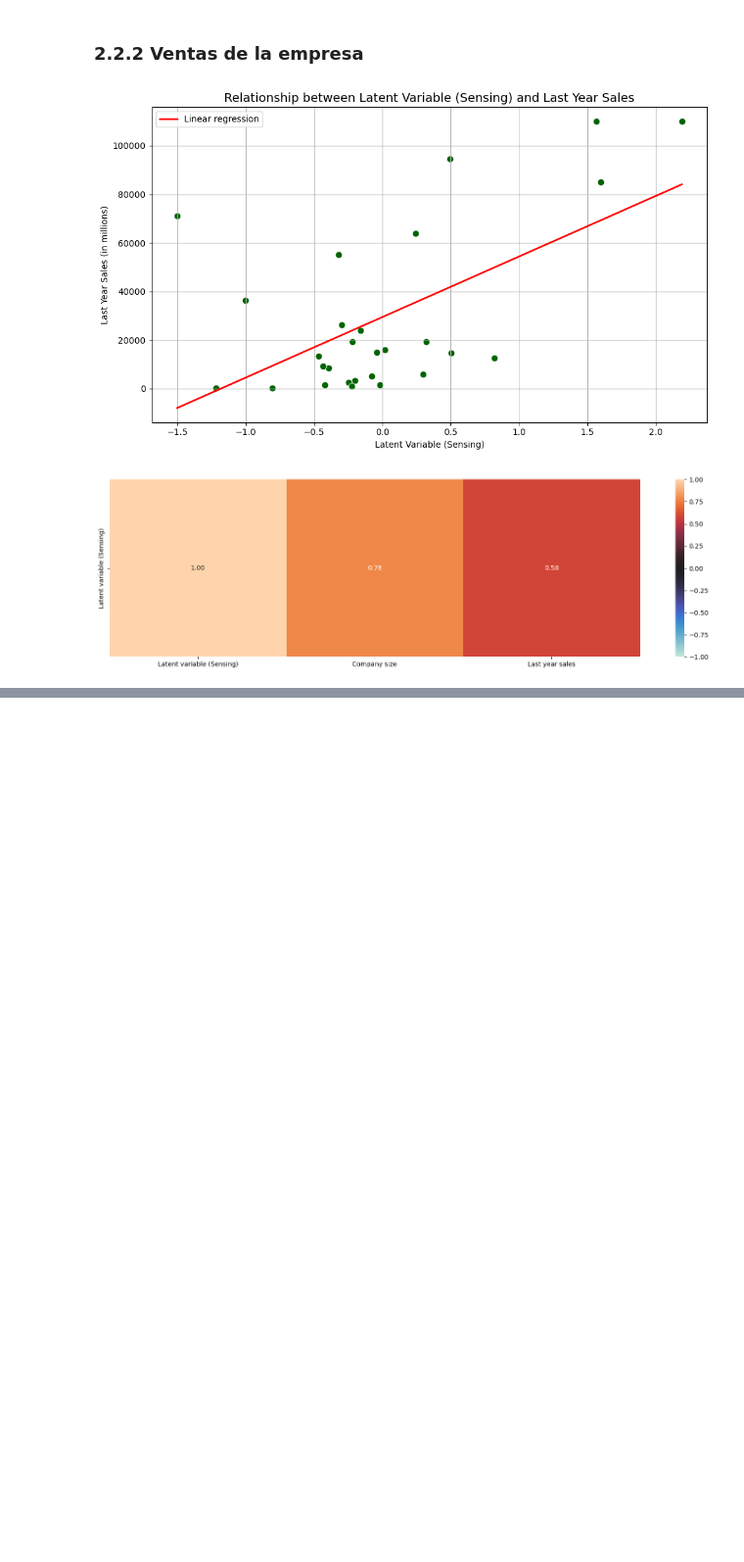
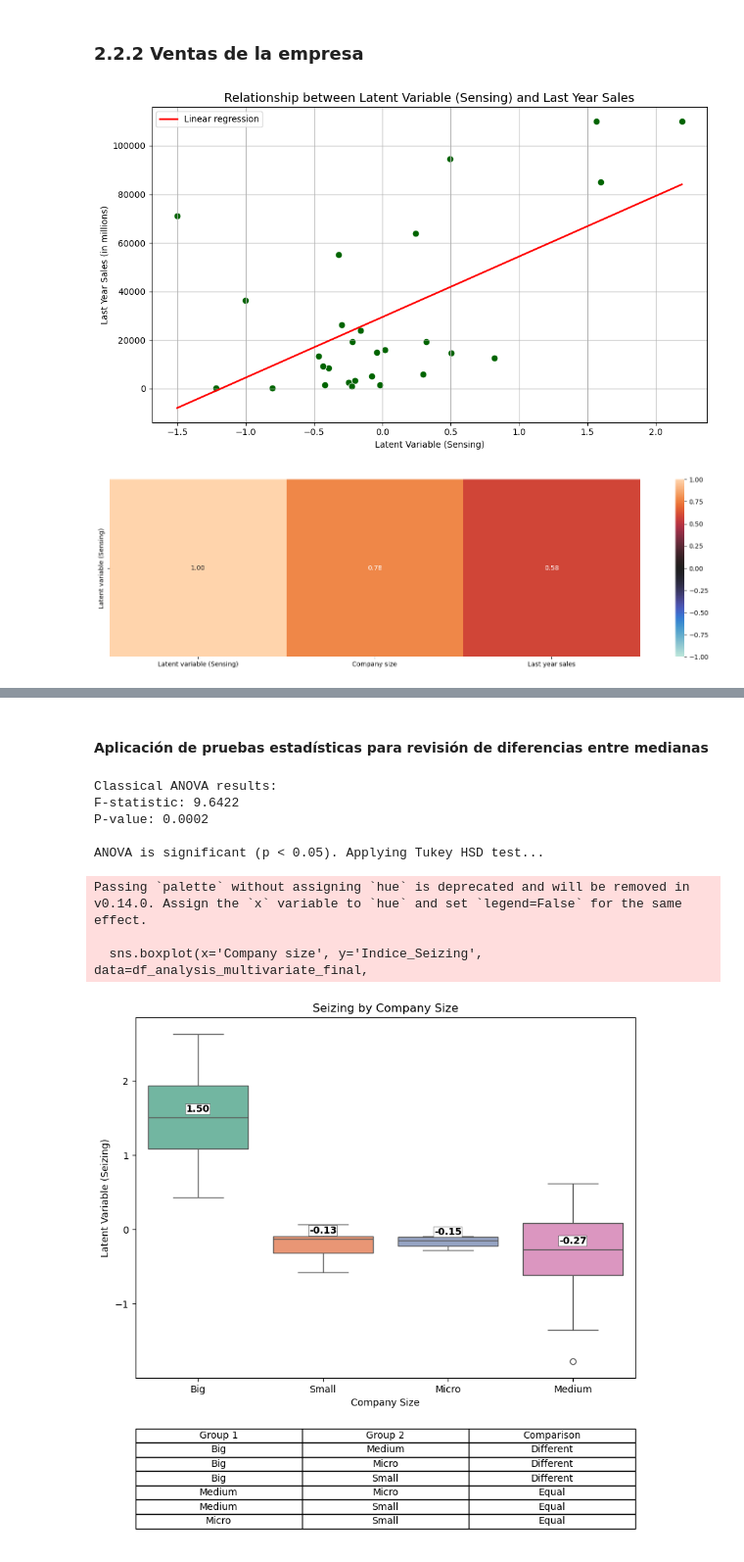
Before and after one commit to AlejaGuz/orange, a Jupyter notebook: Notebook_AFO_LFM_v2.ipynb, the cells around one changed output, grey strips where cells are left out. Shown at 98% size. Drawn from its saved outputs; the diff is of its cells as text; code cells hidden in the pictures; blank space fills up the shorter version.

```diff
--- a/Notebook_AFO_LFM_v2.ipynb
+++ b/Notebook_AFO_LFM_v2.ipynb
@@ -842,0 +914,66 @@ Notes:
+# %% [markdown]
+#### **Aplicación de pruebas estadísticas para revisión de diferencias entre medianas**
+# %%
+# 1. Classical ANOVA
+groups = df_analysis_multivariate_final.groupby('Company size')['Indice_Seizing'].apply(list)
+f_stat, p_value = f_oneway(*groups)
+
+print("\nClassical ANOVA results:")
+print(f"F-statistic: {f_stat:.4f}")
+print(f"P-value: {p_value:.4f}")
+
+# 2. Check if significant
+if p_value < 0.05:
+    print("\nANOVA is significant (p < 0.05). Applying Tukey HSD test...")
+
+    # 3. Tukey HSD post-hoc test
+    tukey = pairwise_tukeyhsd(endog=df_analysis_multivariate_final['Indice_Seizing'],
+                              groups=df_analysis_multivariate_final['Company size'],
+                              alpha=0.05)
+    tukey_summary = pd.DataFrame(data=tukey.summary().data[1:], columns=tukey.summary().data[0])
+    tukey_summary['Interpretation'] = tukey_summary['p-adj'].apply(lambda x: 'Different' if x < 0.05 else 'Equal')
+
+    # 4. Compute medians by group and sort
+    medians = df_analysis_multivariate_final.groupby('Company size')['Indice_Seizing'].median().reset_index()
+    category_order = medians.sort_values('Indice_Seizing', ascending=False)['Company size'].tolist()
+
+    # 5. Create figure (boxplot + table)
+    fig, ax = plt.subplots(2, 1, figsize=(8, 8), gridspec_kw={'height_ratios': [3, 1]})
+
+    sns.boxplot(x='Company size', y='Indice_Seizing', data=df_analysis_multivariate_final,
+                ax=ax[0], palette="Set2", order=category_order)
+    ax[0].set_title("Seizing by Company Size")
+    ax[0].set_xlabel("Company Size")
+    ax[0].set_ylabel("Latent Variable (Seizing)")
+
+    # Annotate medians
+    for i, row in medians.iterrows():
+        idx = category_order.index(row['Company size'])
+        offset = 0.05
+        ax[0].text(idx, row['Indice_Seizing'] + offset,
+                   f"{row['Indice_Seizing']:.2f}",
+                   ha='center', va='bottom', fontweight='bold', color='black',
+                   bbox=dict(facecolor='white', edgecolor='black', boxstyle='round,pad=0.05', linewidth=0.3))
+
+    # 6. Add table below the plot
+    table = tukey_summary[['group1', 'group2', 'Interpretation']]
+    ax[1].axis('off')
+    table_text = table.values.tolist()
+    column_labels = ['Group 1', 'Group 2', 'Comparison']
+    ax[1].table(cellText=table_text, colLabels=column_labels, loc='center', cellLoc='center')
+
+    plt.tight_layout()
+    plt.show()
+
+else:
+    print("\nANOVA is not significant (p ≥ 0.05). Tukey HSD test and plot will not be generated.")
+# %% [output]
+Classical ANOVA results:
+F-statistic: 9.6422
+P-value: 0.0002
+
+ANOVA is significant (p < 0.05). Applying Tukey HSD test...
+Passing `palette` without assigning `hue` is deprecated and will be removed in v0.14.0. Assign the `x` variable to `hue` and set `legend=False` for the same effect.
+
+  sns.boxplot(x='Company size', y='Indice_Seizing', data=df_analysis_multivariate_final,
+[figure, added]
```
Also changed, not shown: parts of 26 cells of this notebook, 1 other file.
